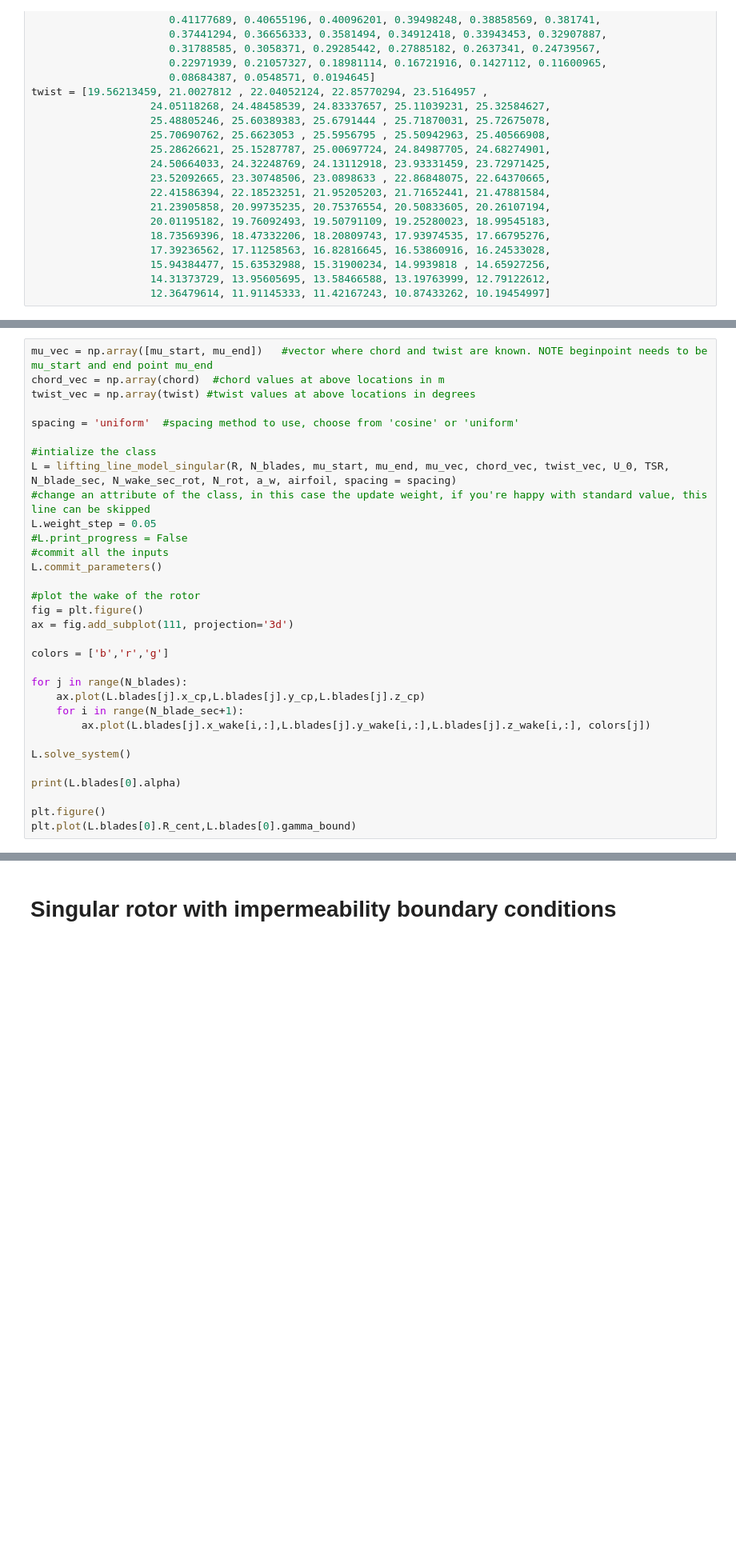
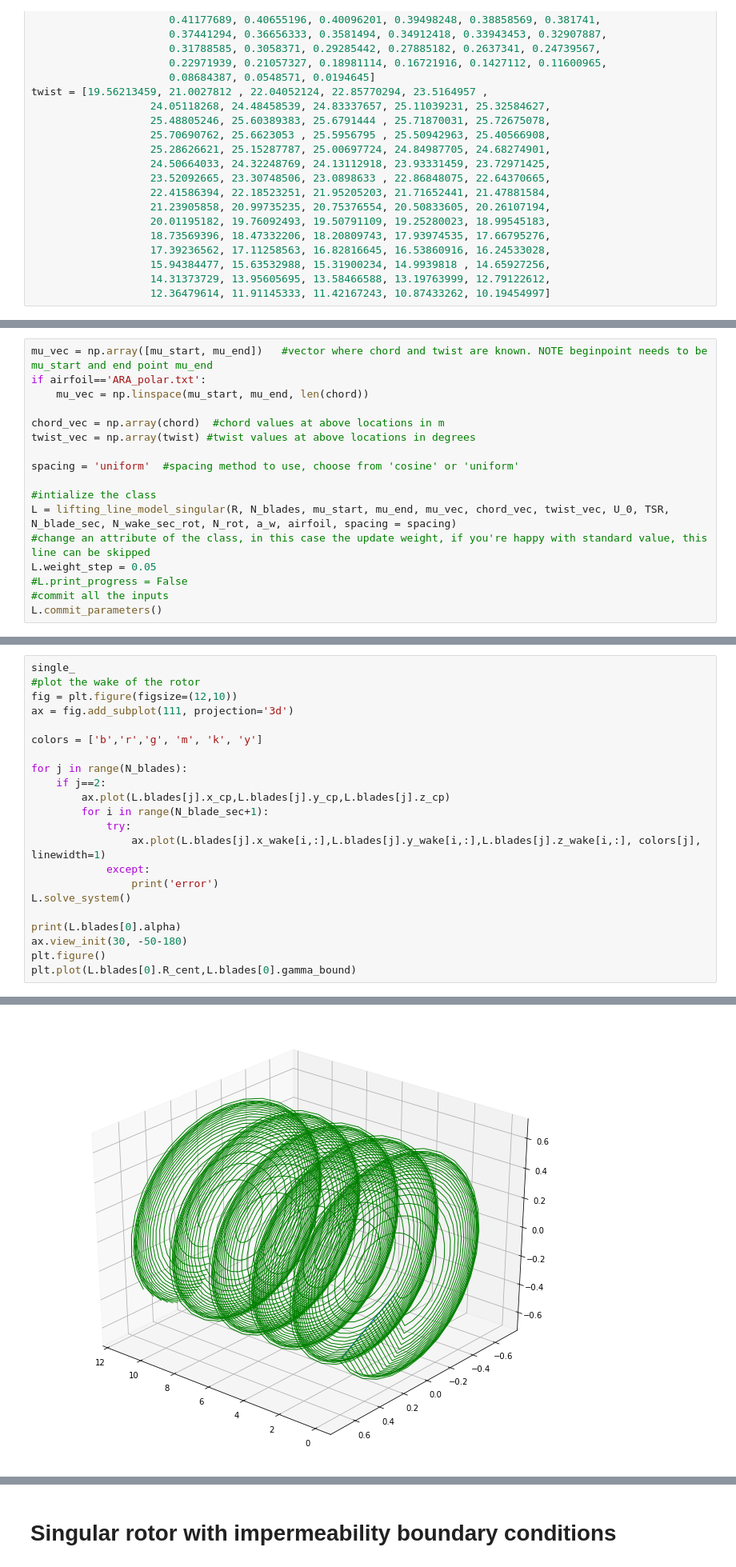
Before and after one commit to olafnekeman/rotor_wake_aerodynamics, a Jupyter notebook: Assignment2/propeller_case.ipynb, the cells around one changed output, grey strips where cells are left out. Shown at 80% size. Saved outputs shown, nothing was run; the diff lists cells and outputs as text; blank space fills up the shorter version.

Commit message:
changed the 3d plotting part a bit

```diff
--- a/Assignment2/propeller_case.ipynb
+++ b/Assignment2/propeller_case.ipynb
@@ -64,5 +70,8 @@ len(chord), len(twist)
 # %%
 mu_vec = np.array([mu_start, mu_end])   #vector where chord and twist are known. NOTE beginpoint needs to be mu_start and end point mu_end
+if airfoil=='ARA_polar.txt':
+    mu_vec = np.linspace(mu_start, mu_end, len(chord))
+
 chord_vec = np.array(chord)  #chord values at above locations in m
 twist_vec = np.array(twist) #twist values at above locations in degrees
 
@@ -75,24 +84,6 @@ L.weight_step = 0.05
 #L.print_progress = False
 #commit all the inputs
 L.commit_parameters()
-
-#plot the wake of the rotor
-fig = plt.figure()
-ax = fig.add_subplot(111, projection='3d')
-
-colors = ['b','r','g']
-
-for j in range(N_blades):
-    ax.plot(L.blades[j].x_cp,L.blades[j].y_cp,L.blades[j].z_cp)
-    for i in range(N_blade_sec+1):
-        ax.plot(L.blades[j].x_wake[i,:],L.blades[j].y_wake[i,:],L.blades[j].z_wake[i,:], colors[j])
-
-L.solve_system()
-
-print(L.blades[0].alpha)
-
-plt.figure()
-plt.plot(L.blades[0].R_cent,L.blades[0].gamma_bound)
 # %% [output]
 Initializing
 Setting up blade geometry
@@ -100,0 +103,23 @@ ValueError: fp and xp are not of the same length.
+# %%
+single_
+#plot the wake of the rotor
+fig = plt.figure(figsize=(12,10))
+ax = fig.add_subplot(111, projection='3d')
+
+colors = ['b','r','g', 'm', 'k', 'y']
+
+for j in range(N_blades):
+    if j==2:
+        ax.plot(L.blades[j].x_cp,L.blades[j].y_cp,L.blades[j].z_cp)
+        for i in range(N_blade_sec+1):
+            try:
+                ax.plot(L.blades[j].x_wake[i,:],L.blades[j].y_wake[i,:],L.blades[j].z_wake[i,:], colors[j], linewidth=1)
+            except:
+                print('error')
+L.solve_system()
+
+print(L.blades[0].alpha)
+ax.view_init(30, -50-180)
+plt.figure()
+plt.plot(L.blades[0].R_cent,L.blades[0].gamma_bound)
+# %% [output]
@@ -100,0 +135 @@ ValueError: fp and xp are not of the same length.
+[figure, added]
```
Also changed, not shown: parts of 5 cells of this notebook.
